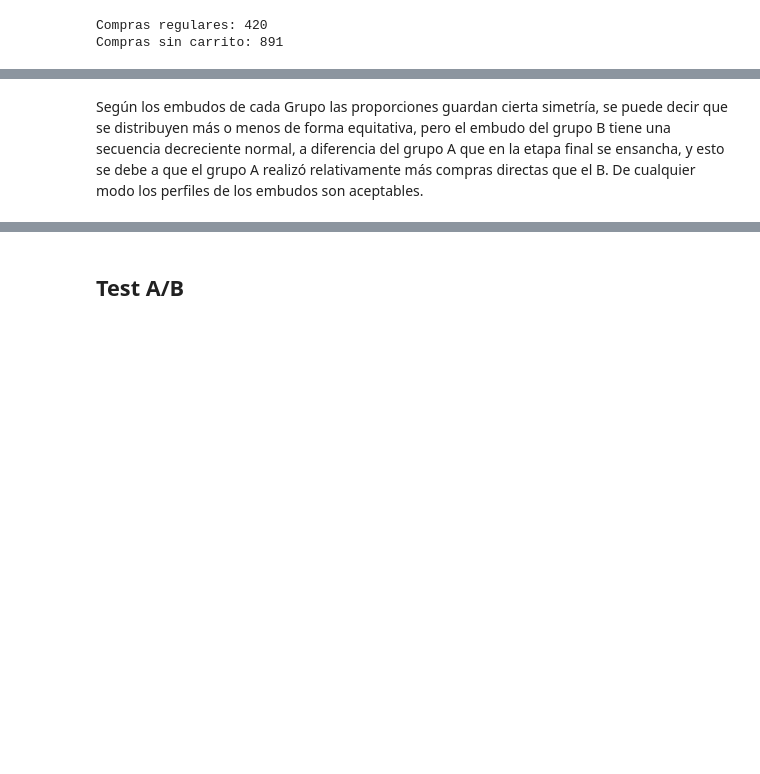
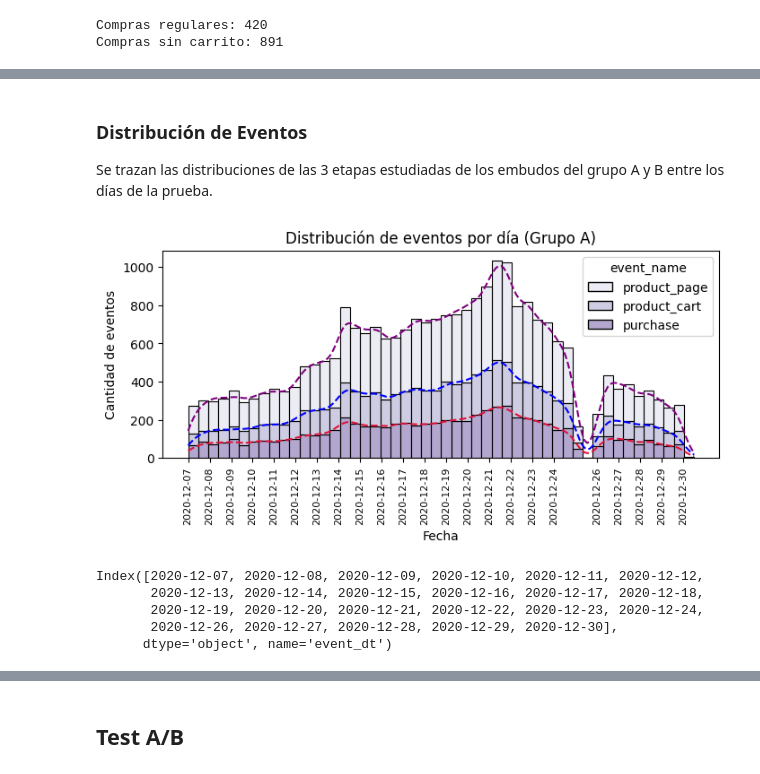
Before and after one commit to ScinDBad/DA_proyecto_final, a Jupyter notebook: test_ab.ipynb, the cells around one changed output, grey strips where cells are left out. Drawn from its saved outputs; the diff is of its cells as text; code cells hidden in the pictures; blank space fills up the shorter version.

```diff
--- a/test_ab.ipynb
+++ b/test_ab.ipynb
@@ -491,2 +494,37 @@ Esto indica que más del doble de usuarios en el grupo B hicieron compras direct
-# %% [markdown]
-Según los embudos de cada Grupo las proporciones guardan cierta simetría, se puede decir que se distribuyen más o menos de forma equitativa, pero el embudo del grupo B tiene una secuencia decreciente normal, a diferencia del grupo A que en la etapa final se ensancha, y esto se debe a que el grupo A realizó relativamente más compras directas que el B. De cualquier modo los perfiles de los embudos son aceptables.
+# %% [markdown]
+### Distribución de Eventos
+
+Se trazan las distribuciones de las 3 etapas estudiadas de los embudos del grupo A y B entre los días de la prueba.
+# %%
+# Utilizar solo los 3 eventos estudiados del embudo
+data_a = events_f_a[events_f_a['event_name']!='login']
+hue_order = funnel_order[-3:] # orden de histogramas apilados
+
+# Trazar histograma apilado por eventos y personalizado
+plt.figure(figsize=(8, 3))
+ax = sns.histplot(data=data_a, x='event_dt', hue='event_name', hue_order=hue_order,
+             bins=50, multiple='stack', palette='Purples', kde=True,
+             line_kws={'linestyle': '--'}, kde_kws={'bw_adjust':0.4})
+
+ax.lines[0].set_color('crimson')
+ax.lines[1].set_color('blue')
+ax.lines[2].set_color('purple')
+
+# Etiquetas
+plt.title('Distribución de eventos por día (Grupo A)')
+plt.xlabel('Fecha')
+plt.ylabel('Cantidad de eventos')
+plt.xticks(rotation=90)
+plt.xticks(data_a['event_dt'].dt.date.unique(), fontsize=8)
+plt.show()
+# %% [output]
+[figure, added]
+# %%
+# Mostrar fechas de actividad registrada de usuarios
+data_a['event_dt'].dt.date.sort_values(ascending=True).value_counts().sort_index().index
+# %% [output]
+Index([2020-12-07, 2020-12-08, 2020-12-09, 2020-12-10, 2020-12-11, 2020-12-12,
+       2020-12-13, 2020-12-14, 2020-12-15, 2020-12-16, 2020-12-17, 2020-12-18,
+       2020-12-19, 2020-12-20, 2020-12-21, 2020-12-22, 2020-12-23, 2020-12-24,
+       2020-12-26, 2020-12-27, 2020-12-28, 2020-12-29, 2020-12-30],
+      dtype='object', name='event_dt')
```
Also changed, not shown: parts of 8 cells of this notebook.
